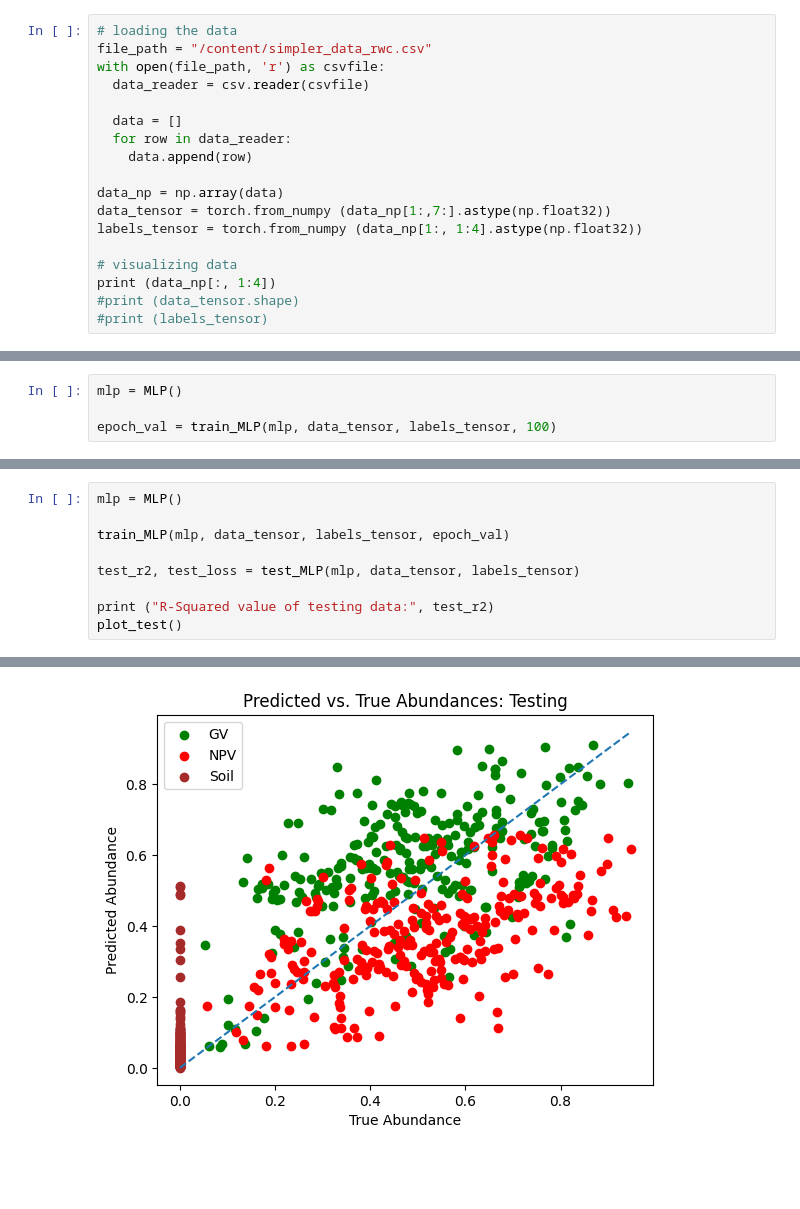
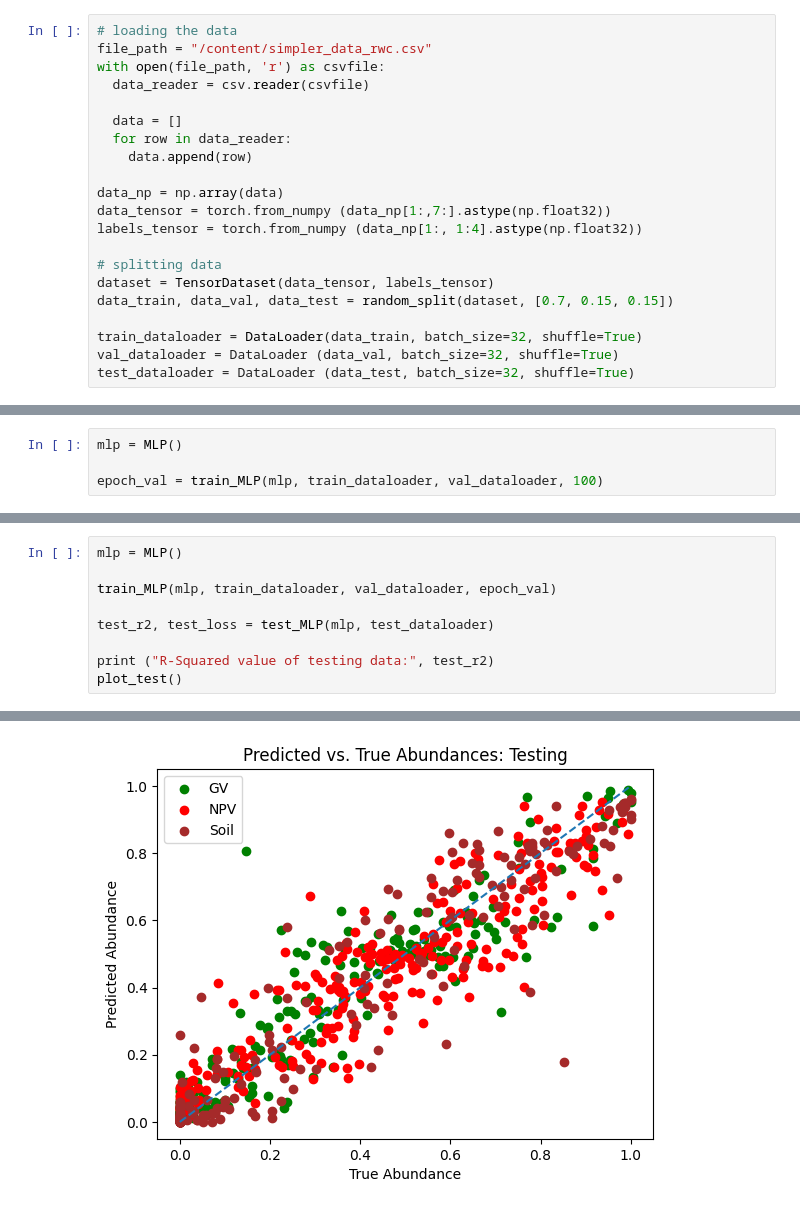
Before and after one commit to ahmed-zunaira/UTAT-Onboarding-Project, a Jupyter notebook: UTAT_DL_Onboarding.ipynb, the cells around one changed output, grey strips where cells are left out. Saved outputs shown, nothing was run; the diff lists cells and outputs as text; blank space fills up the shorter version.

Commit message:
Fixed data usage for basic model.

```diff
--- a/UTAT_DL_Onboarding.ipynb
+++ b/UTAT_DL_Onboarding.ipynb
@@ -26,7 +27,10 @@ data_np = np.array(data)
 data_tensor = torch.from_numpy (data_np[1:,7:].astype(np.float32))
 labels_tensor = torch.from_numpy (data_np[1:, 1:4].astype(np.float32))
 
-# visualizing data
-print (data_np[:, 1:4])
-#print (data_tensor.shape)
-#print (labels_tensor)
+# splitting data
+dataset = TensorDataset(data_tensor, labels_tensor)
+data_train, data_val, data_test = random_split(dataset, [0.7, 0.15, 0.15])
+
+train_dataloader = DataLoader(data_train, batch_size=32, shuffle=True)
+val_dataloader = DataLoader (data_val, batch_size=32, shuffle=True)
+test_dataloader = DataLoader (data_test, batch_size=32, shuffle=True)
@@ -223,5 +209,5 @@ def train_MLP (net, data_tensor, labels_tensor, num_epochs=30):
 # %%
 mlp = MLP()
 
-epoch_val = train_MLP(mlp, data_tensor, labels_tensor, 100)
+epoch_val = train_MLP(mlp, train_dataloader, val_dataloader, 100)
 # %% [output]
@@ -251,9 +237,9 @@ plot_r2('val', 100)
 # %%
 mlp = MLP()
 
-train_MLP(mlp, data_tensor, labels_tensor, epoch_val)
+train_MLP(mlp, train_dataloader, val_dataloader, epoch_val)
 
-test_r2, test_loss = test_MLP(mlp, data_tensor, labels_tensor)
+test_r2, test_loss = test_MLP(mlp, test_dataloader)
 
 print ("R-Squared value of testing data:", test_r2)
 plot_test()
@@ -278 +264 @@ R-Squared value of testing data: -0.10800770670175552
-[figure, old version]
+[figure, new version]
```
Also changed, not shown: parts of 6 cells of this notebook.
